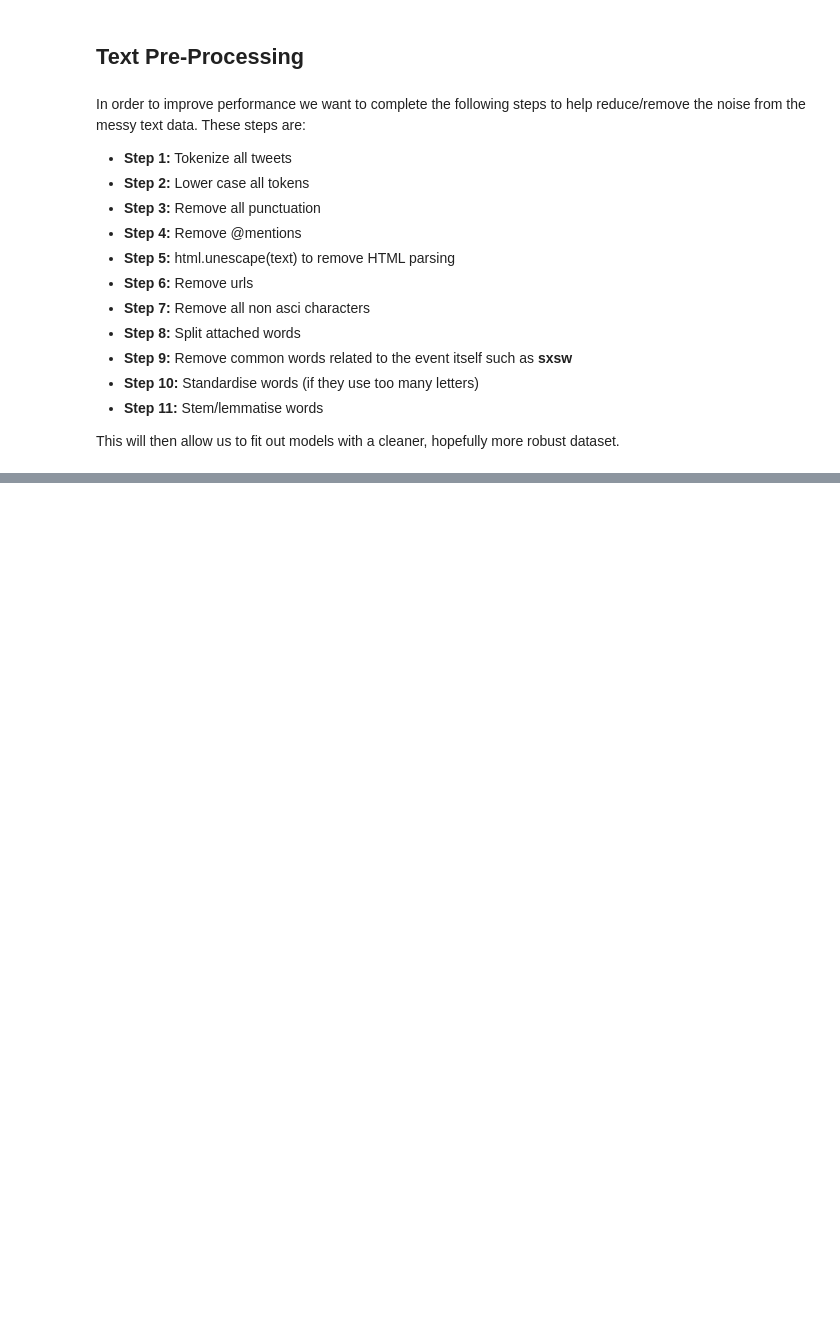
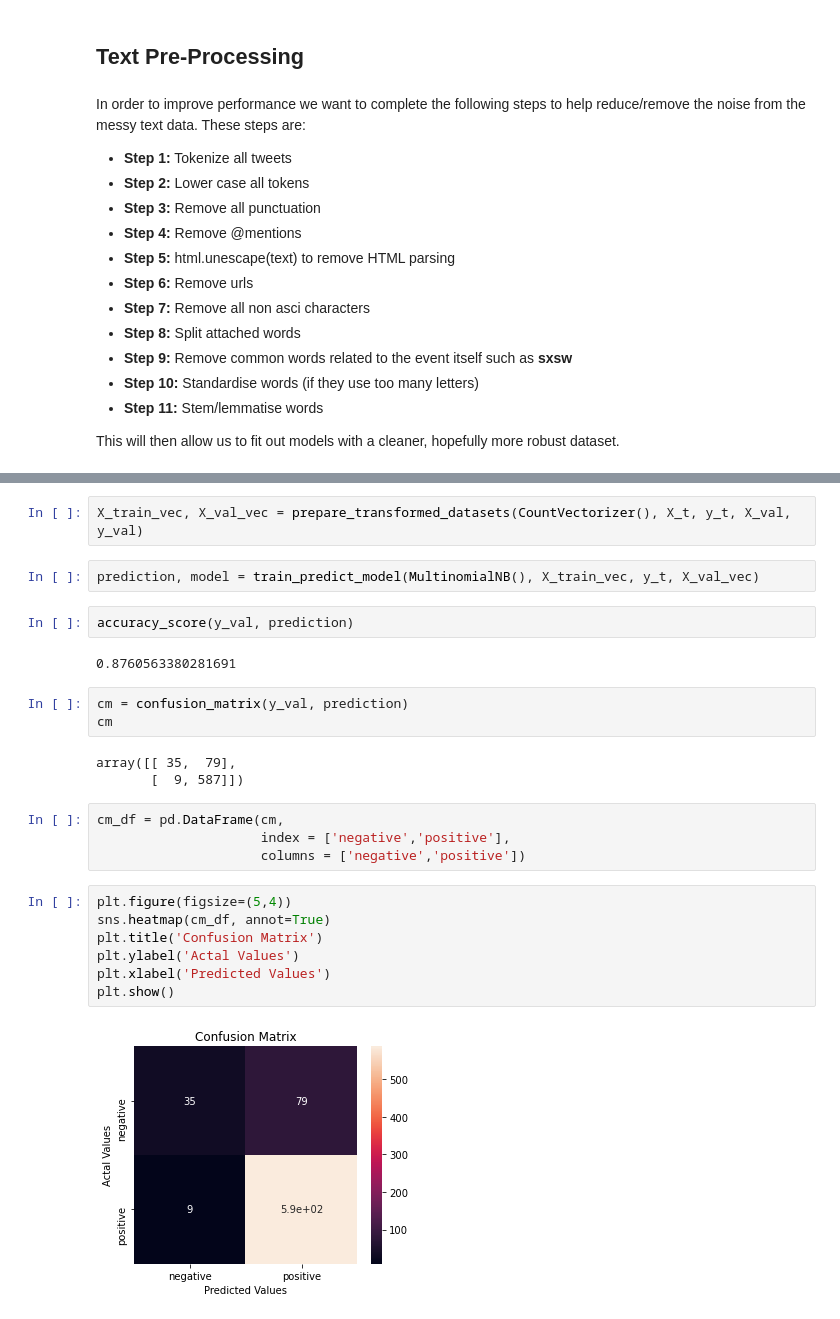
Before and after one commit to db495/phase_4_project, a Jupyter notebook: Sentiment Analysis.ipynb, the cells around one changed output, grey strips where cells are left out. Drawn from its saved outputs; the diff is of its cells as text; blank space fills up the shorter version.

```diff
--- a/Sentiment Analysis.ipynb
+++ b/Sentiment Analysis.ipynb
@@ -286,0 +406,27 @@ This will then allow us to fit out models with a cleaner, hopefully more robust
+# %%
+X_train_vec, X_val_vec = prepare_transformed_datasets(CountVectorizer(), X_t, y_t, X_val, y_val)
+# %%
+prediction, model = train_predict_model(MultinomialNB(), X_train_vec, y_t, X_val_vec)
+# %%
+accuracy_score(y_val, prediction)
+# %% [output]
+0.8760563380281691
+# %%
+cm = confusion_matrix(y_val, prediction)
+cm
+# %% [output]
+array([[ 35,  79],
+       [  9, 587]])
+# %%
+cm_df = pd.DataFrame(cm,
+                     index = ['negative','positive'],
+                     columns = ['negative','positive'])
+# %%
+plt.figure(figsize=(5,4))
+sns.heatmap(cm_df, annot=True)
+plt.title('Confusion Matrix')
+plt.ylabel('Actal Values')
+plt.xlabel('Predicted Values')
+plt.show()
+# %% [output]
+[figure, added]
```
Also changed, not shown: parts of 40 cells of this notebook, 2 other files.
